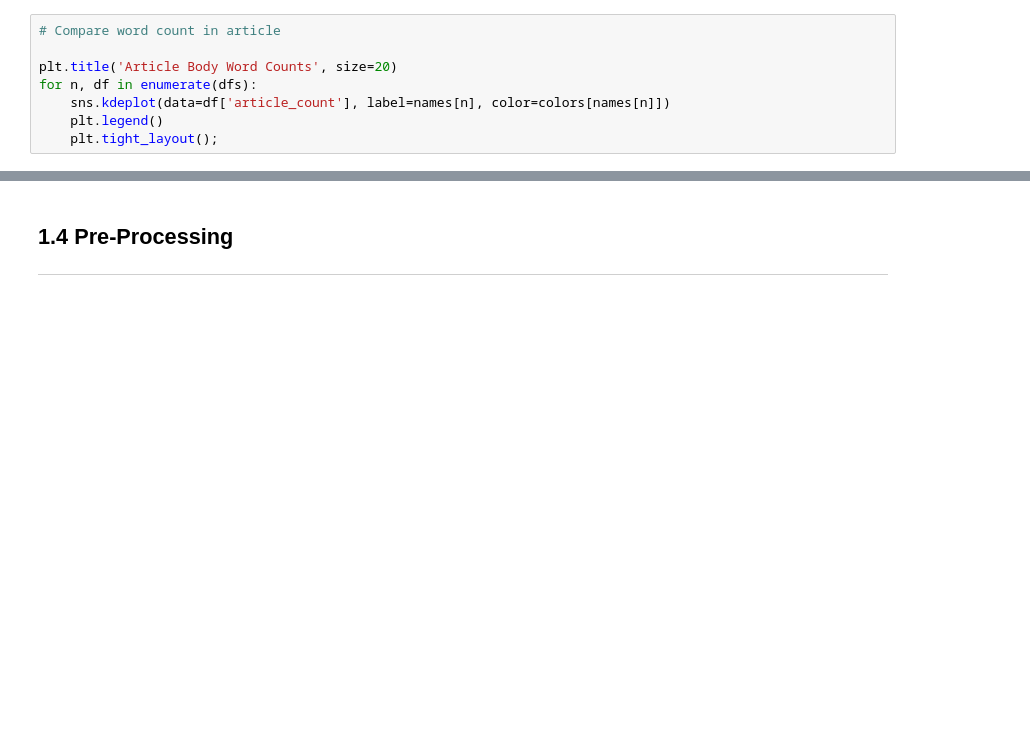
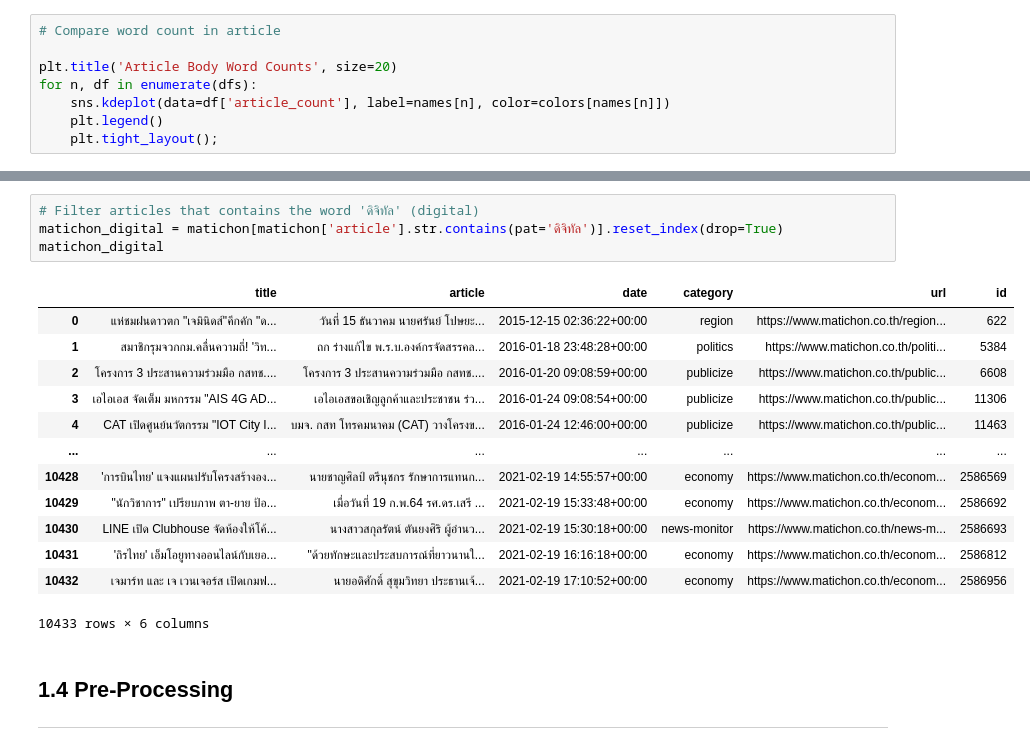
Before and after one commit to pichayaanik/Capstone_PichayaAnik, a Jupyter notebook: code/Capstone.ipynb, the cells around one changed output, grey strips where cells are left out. Saved outputs shown, nothing was run; the diff lists cells and outputs as text; blank space fills up the shorter version.

```diff
--- a/code/Capstone.ipynb
+++ b/code/Capstone.ipynb
@@ -409,3 +433,21 @@ for n, df in enumerate(m_dfs):
+# %%
+# Filter articles that contains the word 'ดิจิทัล' (digital)
+matichon_digital = matichon[matichon['article'].str.contains(pat='ดิจิทัล')].reset_index(drop=True)
+matichon_digital
+# %% [output]
+|  | title | article | date | category | url | id |
+| 0 | แห่ชมฝนดาวตก "เจมินิดส์"คึกคัก "ด... | วันที่ 15 ธันวาคม นายศรันย์ โปษยะ... | 2015-12-15 02:36:22+00:00 | region | https://www.matichon.co.th/region... | 622 |
+| 1 | สมาชิกรุมจวกกม.คลื่นความถี่! 'วิท... | ถก ร่างแก้ไข พ.ร.บ.องค์กรจัดสรรคล... | 2016-01-18 23:48:28+00:00 | politics | https://www.matichon.co.th/politi... | 5384 |
+| 2 | โครงการ 3 ประสานความร่วมมือ กสทช.... | โครงการ 3 ประสานความร่วมมือ กสทช.... | 2016-01-20 09:08:59+00:00 | publicize | https://www.matichon.co.th/public... | 6608 |
+| 3 | เอไอเอส จัดเต็ม มหกรรม "AIS 4G AD... | เอไอเอสขอเชิญลูกค้าและประชาชน ร่ว... | 2016-01-24 09:08:54+00:00 | publicize | https://www.matichon.co.th/public... | 11306 |
+| 4 | CAT เปิดศูนย์นวัตกรรม "IOT City I... | บมจ. กสท โทรคมนาคม (CAT) วางโครงข... | 2016-01-24 12:46:00+00:00 | publicize | https://www.matichon.co.th/public... | 11463 |
+| ... | ... | ... | ... | ... | ... | ... |
+| 10428 | 'การบินไทย' แจงแผนปรับโครงสร้างอง... | นายชาญศิลป์ ตรีนุชกร รักษาการแทนก... | 2021-02-19 14:55:57+00:00 | economy | https://www.matichon.co.th/econom... | 2586569 |
+| 10429 | "นักวิชาการ" เปรียบภาพ ตา-ยาย ป้อ... | เมื่อวันที่ 19 ก.พ.64 รศ.ดร.เสรี ... | 2021-02-19 15:33:48+00:00 | economy | https://www.matichon.co.th/econom... | 2586692 |
+| 10430 | LINE เปิด Clubhouse จัดห้องให้โค้... | นางสาวสกุลรัตน์ ตันยงศิริ ผู้อำนว... | 2021-02-19 15:30:18+00:00 | news-monitor | https://www.matichon.co.th/news-m... | 2586693 |
+| 10431 | 'ถิรไทย' เอ็มโอยูทางออนไลน์กับเยอ... | "ด้วยทักษะและประสบการณ์ที่ยาวนานใ... | 2021-02-19 16:16:18+00:00 | economy | https://www.matichon.co.th/econom... | 2586812 |
+| 10432 | เจมาร์ท และ เจ เวนเจอร์ส เปิดเกมฟ... | นายอดิศักดิ์ สุขุมวิทยา ประธานเจ้... | 2021-02-19 17:10:52+00:00 | economy | https://www.matichon.co.th/econom... | 2586956 |
+10433 rows × 6 columns
 # %% [markdown]
 ## 1.4 Pre-Processing
 ---
```
Also changed, not shown: parts of 11 cells of this notebook, 3 other files.
